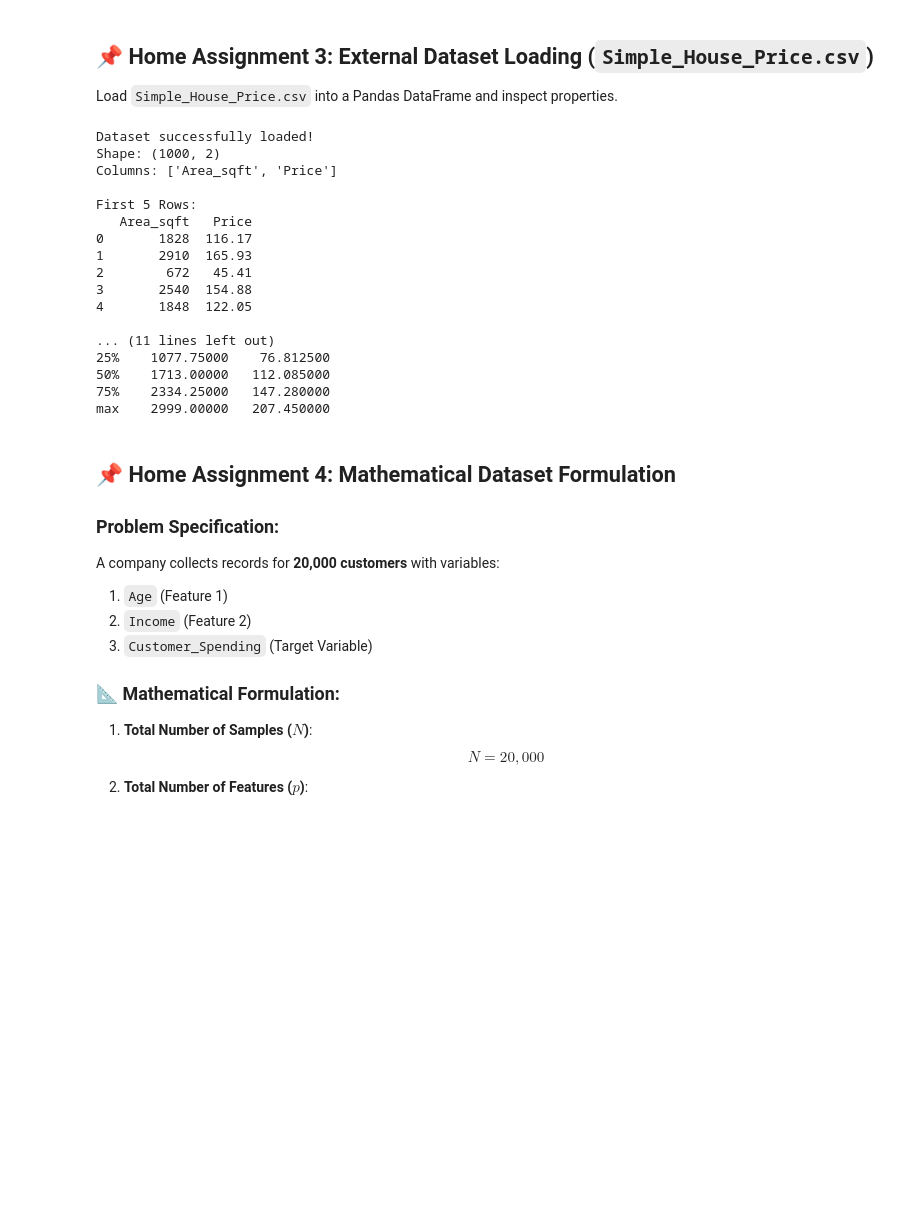
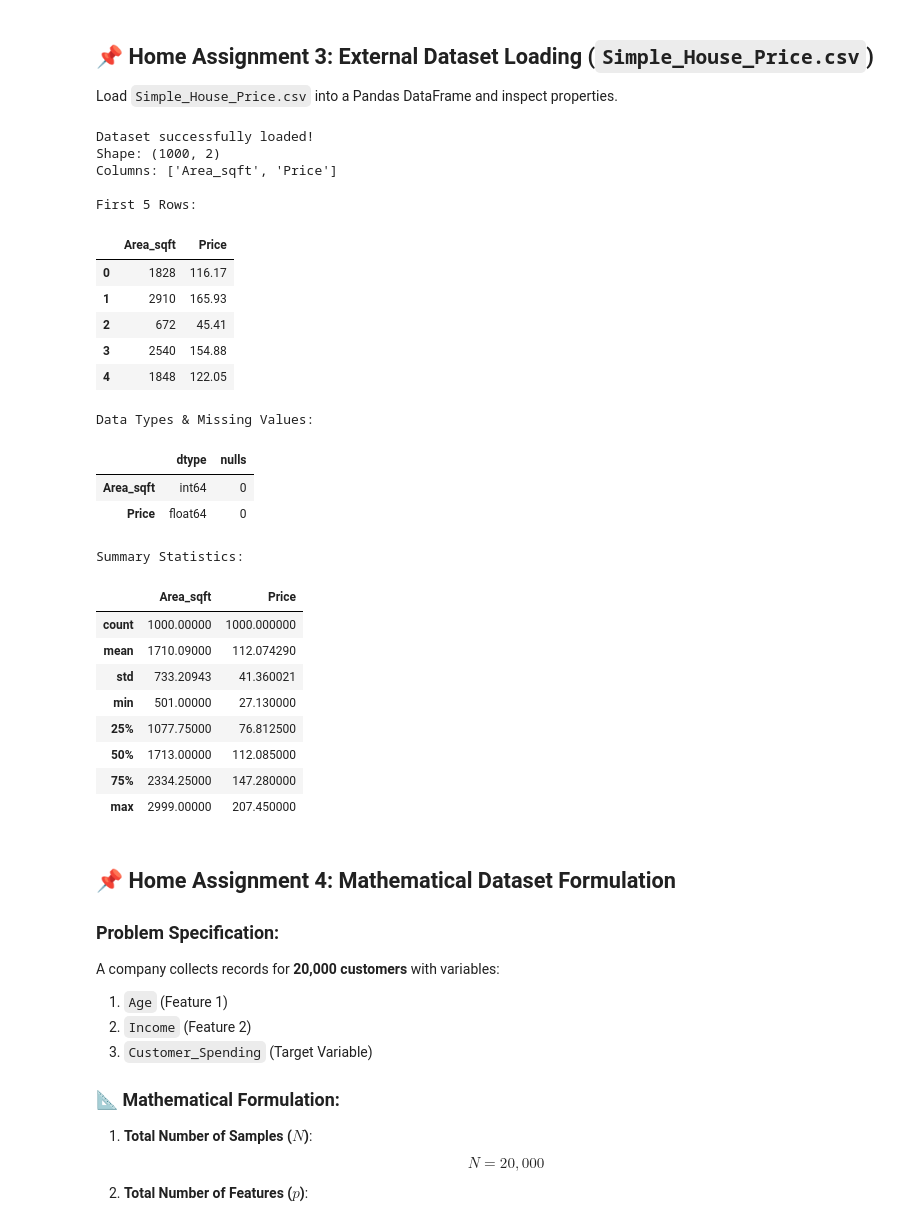
Before and after one commit to Anil-Pradhan-web/Learn_ML, a Jupyter notebook: Assignments/Assignment-1/Assignment_1_Solutions.ipynb, the cells around one changed output. Drawn from its saved outputs; the diff is of its cells as text; code cells hidden in the pictures; blank space fills up the shorter version.

```diff
--- a/Assignments/Assignment-1/Assignment_1_Solutions.ipynb
+++ b/Assignments/Assignment-1/Assignment_1_Solutions.ipynb
@@ -518,38 +520,55 @@ plt.show()
 ## 📌 Home Assignment 3: External Dataset Loading (`Simple_House_Price.csv`)
 Load `Simple_House_Price.csv` into a Pandas DataFrame and inspect properties.
 # %%
+import numpy as np
+import pandas as pd
+import matplotlib.pyplot as plt
+
+# External dataset path (ensure Simple_House_Price.csv is uploaded in Colab files panel)
 csv_path = 'Simple_House_Price.csv'
-df_house = pd.read_csv(csv_path)
 
-print("Dataset successfully loaded!")
-print("Shape:", df_house.shape)
-print("Columns:", list(df_house.columns))
-print("\nFirst 5 Rows:")
-print(df_house.head())
+try:
+    df_house = pd.read_csv(csv_path)
+    print("Dataset successfully loaded!")
+    print("Shape:", df_house.shape)
+    print("Columns:", list(df_house.columns))
+    print("\nFirst 5 Rows:")
+    display(df_house.head())
 
-print("\nData Types & Missing Values:")
-print(pd.DataFrame({'dtype': df_house.dtypes, 'nulls': df_house.isnull().sum()}))
+    print("\nData Types & Missing Values:")
+    display(pd.DataFrame({'dtype': df_house.dtypes, 'nulls': df_house.isnull().sum()}))
 
-print("\nSummary Statistics:")
-print(df_house.describe())
+    print("\nSummary Statistics:")
+    display(df_house.describe())
+except FileNotFoundError:
+    print("❌ Error: 'Simple_House_Price.csv' not found!")
+    print("👉 Please click the folder icon (📁) on the left sidebar of Colab and upload 'Simple_House_Price.csv'.")
 # %% [output]
 Dataset successfully loaded!
 Shape: (1000, 2)
 Columns: ['Area_sqft', 'Price']
 
 First 5 Rows:
-   Area_sqft   Price
-0       1828  116.17
-1       2910  165.93
-2        672   45.41
-3       2540  154.88
-4       1848  122.05
-
-... (11 lines left out)
-25%    1077.75000    76.812500
-50%    1713.00000   112.085000
-75%    2334.25000   147.280000
-max    2999.00000   207.450000
+|  | Area_sqft | Price |
+| 0 | 1828 | 116.17 |
+| 1 | 2910 | 165.93 |
+| 2 | 672 | 45.41 |
+| 3 | 2540 | 154.88 |
+| 4 | 1848 | 122.05 |
+Data Types & Missing Values:
+|  | dtype | nulls |
+| Area_sqft | int64 | 0 |
+| Price | float64 | 0 |
+Summary Statistics:
+|  | Area_sqft | Price |
+| count | 1000.00000 | 1000.000000 |
+| mean | 1710.09000 | 112.074290 |
+| std | 733.20943 | 41.360021 |
+| min | 501.00000 | 27.130000 |
+| 25% | 1077.75000 | 76.812500 |
+| 50% | 1713.00000 | 112.085000 |
+| 75% | 2334.25000 | 147.280000 |
+| max | 2999.00000 | 207.450000 |
 # %% [markdown]
 ## 📌 Home Assignment 4: Mathematical Dataset Formulation
 ### Problem Specification:
```
Also changed, not shown: parts of 3 cells of this notebook, 4 other files.
